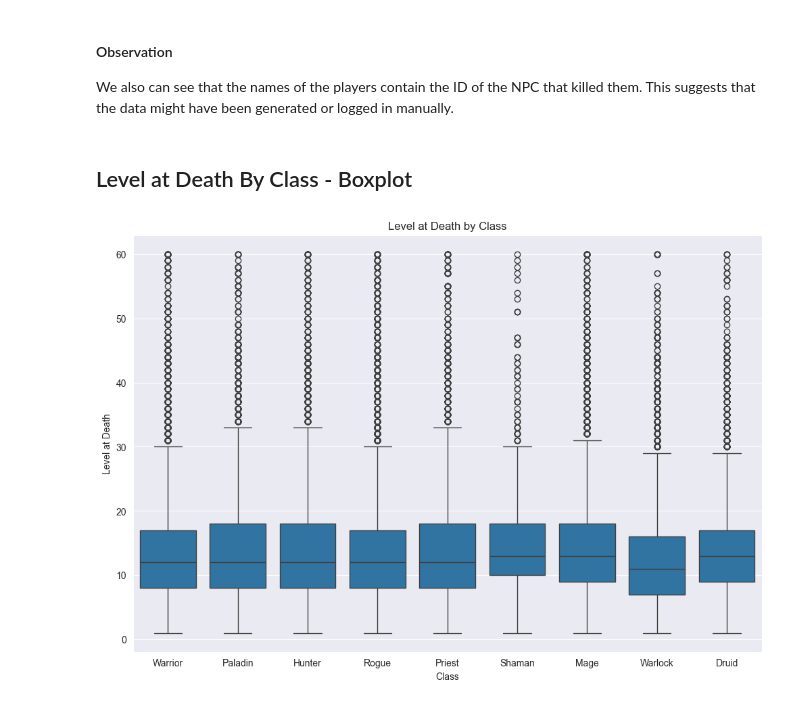
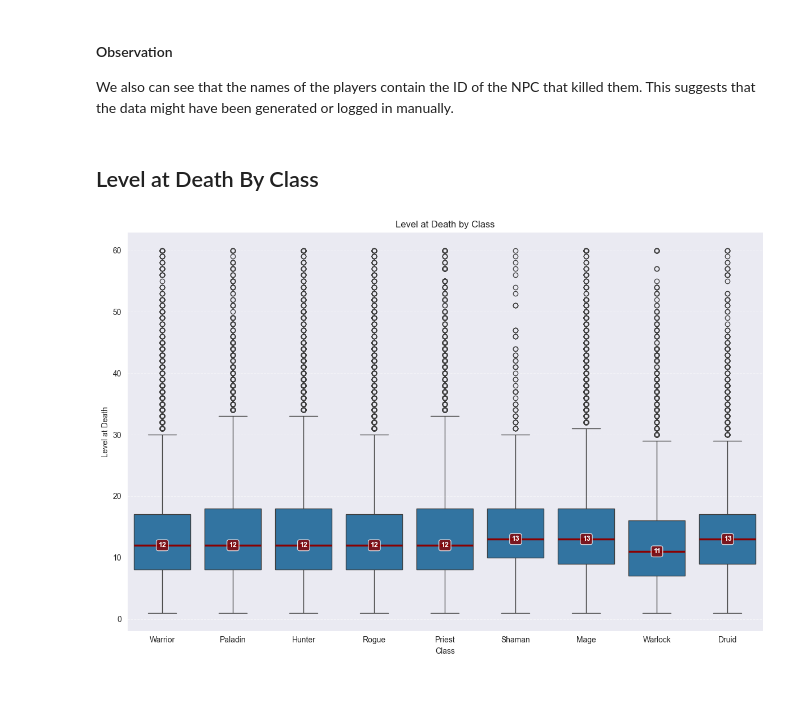
Before and after one commit to vjelinekk/DMB2-semestralni-prace, a Jupyter notebook: analysis.ipynb, the cells around one changed output. Cells and saved outputs as stored; diff of their text form; code cells hidden in the pictures.

```diff
--- a/analysis.ipynb
+++ b/analysis.ipynb
@@ -440,14 +440,30 @@ This further supports the conclusion that these rows are likely data entry error
 #### Observation
 We also can see that the names of the players contain the ID of the NPC that killed them. This suggests that the data might have been generated or logged in manually.
 # %% [markdown]
-## Level at Death By Class - Boxplot
+## Level at Death By Class
 # %%
 plt.figure(figsize=(12, 8))
-sns.boxplot(x='class_id', y='level', data=df, order=sorted(class_id_to_class_name.keys()))
+ax = sns.boxplot(x='class_id', y='level', data=df, order=sorted(class_id_to_class_name.keys()),
+                 medianprops=dict(color='darkred', linewidth=2.5))
 plt.xticks(ticks=range(len(class_id_to_class_name)), labels=[class_id_to_class_name[i] for i in sorted(class_id_to_class_name.keys())])
+
+# Add gridlines
+ax.yaxis.grid(True, linestyle='--', alpha=0.5)
+ax.set_axisbelow(True)
+
+# Annotate medians
+medians = df.groupby('class_id')['level'].median()
+for i, class_id in enumerate(sorted(class_id_to_class_name.keys())):
+    median_val = medians[class_id]
+    ax.text(i, median_val, f'{median_val:.0f}',
+            ha='center', va='center', fontweight='bold',
+            fontsize=9, color='white',
+            bbox=dict(boxstyle='round,pad=0.3', facecolor='darkred', alpha=0.8))
+
 plt.title('Level at Death by Class')
 plt.xlabel('Class')
 plt.ylabel('Level at Death')
+plt.tight_layout()
 plt.show()
 # %% [output]
-[figure, old version]
+[figure, new version]
```
Also changed, not shown: parts of 2 cells of this notebook.
